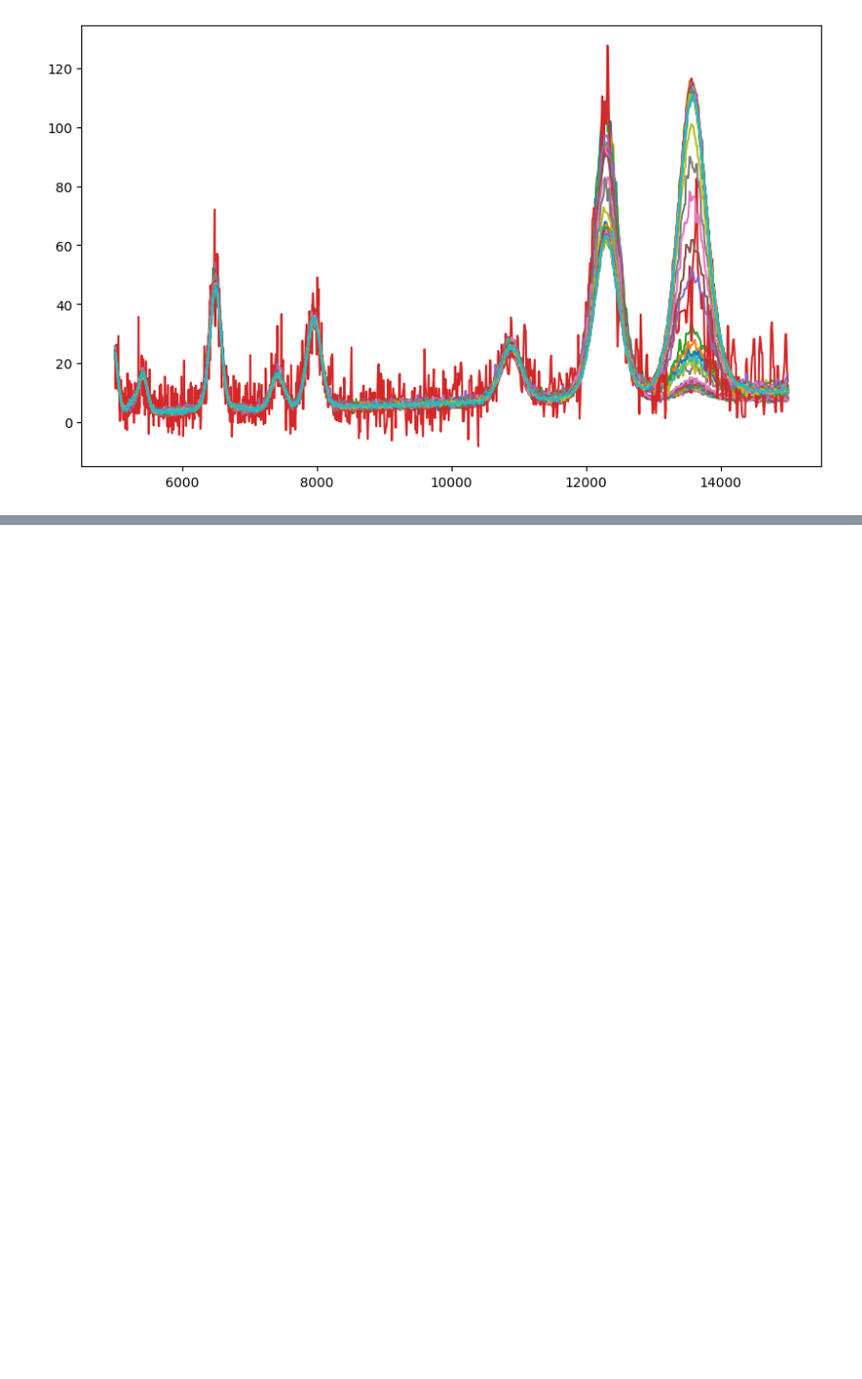
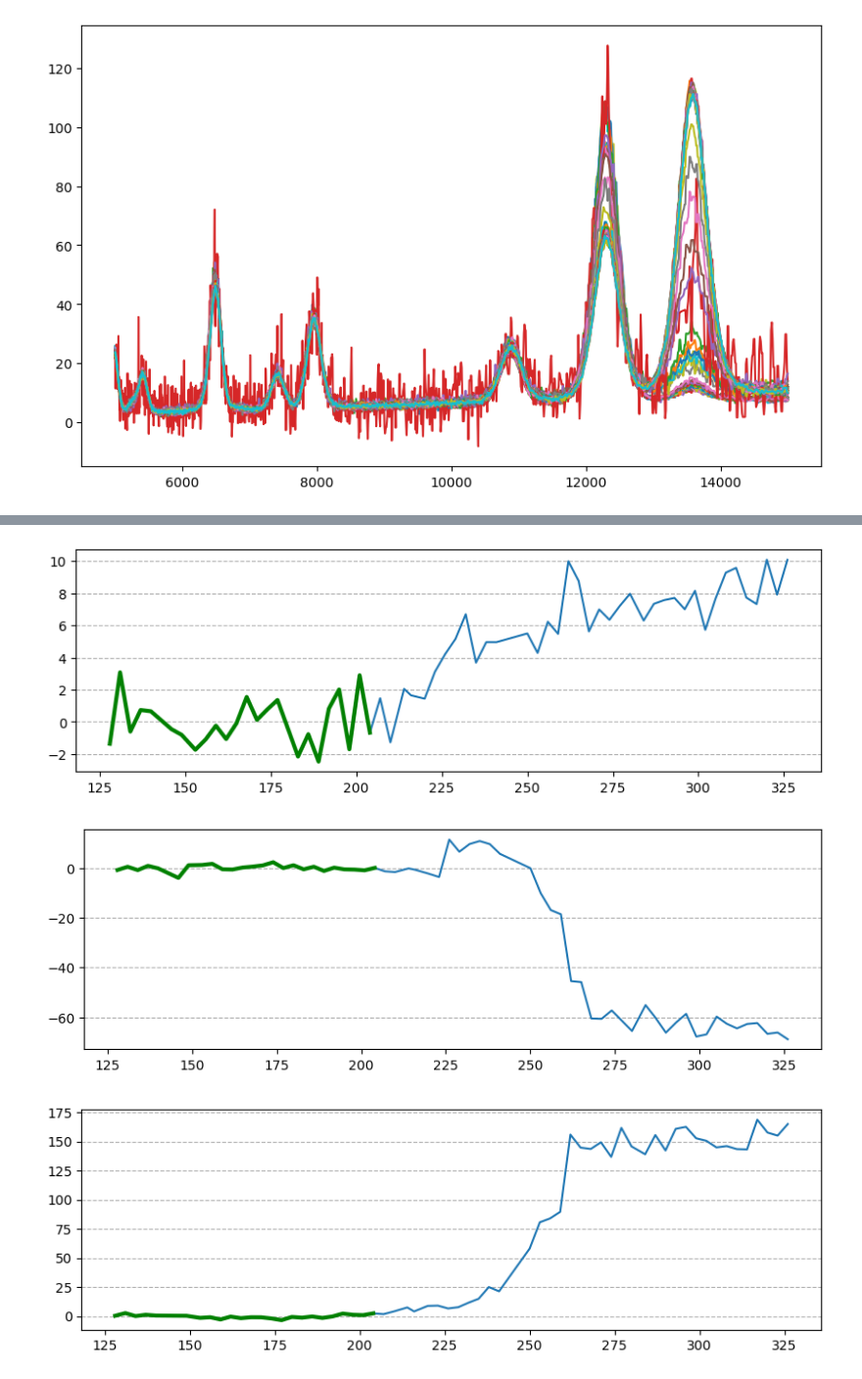
Before and after one commit to mdoucet/illumine, a Jupyter notebook: nomfe2o3/notebooks/fit_peaks.ipynb, the cells around one changed output, grey strips where cells are left out. Shown at 98% size. Cells and saved outputs as stored; diff of their text form; code cells hidden in the pictures; blank space fills up the shorter version.

```diff
--- a/nomfe2o3/notebooks/fit_peaks.ipynb
+++ b/nomfe2o3/notebooks/fit_peaks.ipynb
@@ -39,0 +65,45 @@ peak = analysis.peak_finder(tof, counts, peak_prominence=2)
+# %%
+from scipy.stats import linregress
+total = 0
+previous = 0
+
+averaging = 25
+
+def process_ramp(j):
+    diff_list = []
+    err_list = []
+
+    for i in range(len(t)):
+        slope, intercept, r, p, se = linregress(t[:averaging], a[j][:averaging])
+
+        #prev_avg = np.mean(a[j][:averaging])
+        prev_avg = intercept + slope * t[i]
+
+        diff = a[j][i] - prev_avg
+
+        err_diff = d_a[j][i] # Rough approx
+
+        diff_list.append(diff)
+        err_list.append(err_diff)
+
+    diff_list = np.asarray(diff_list)
+    err_list = np.asarray(err_list)
+
+    plt.figure(figsize=(10, 3))
+
+    if True:
+        plt.plot(t, diff_list/err_list, linestyle="-")
+        plt.plot(t[:averaging], (diff_list/err_list)[:averaging], color='green', linestyle="-", linewidth=3)
+    else:
+        plt.errorbar(t, diff_list, yerr=err_list)
+    plt.grid(True, axis='y', which='major', linestyle="--")
+
+
+#plt.figure(figsize=(10, 6))
+process_ramp(0)
+process_ramp(1)
+process_ramp(2)
+# %% [output]
+[figure, added]
+[figure, added]
+[figure, added]
```
Also changed, not shown: parts of 4 cells of this notebook, 1 other file.
